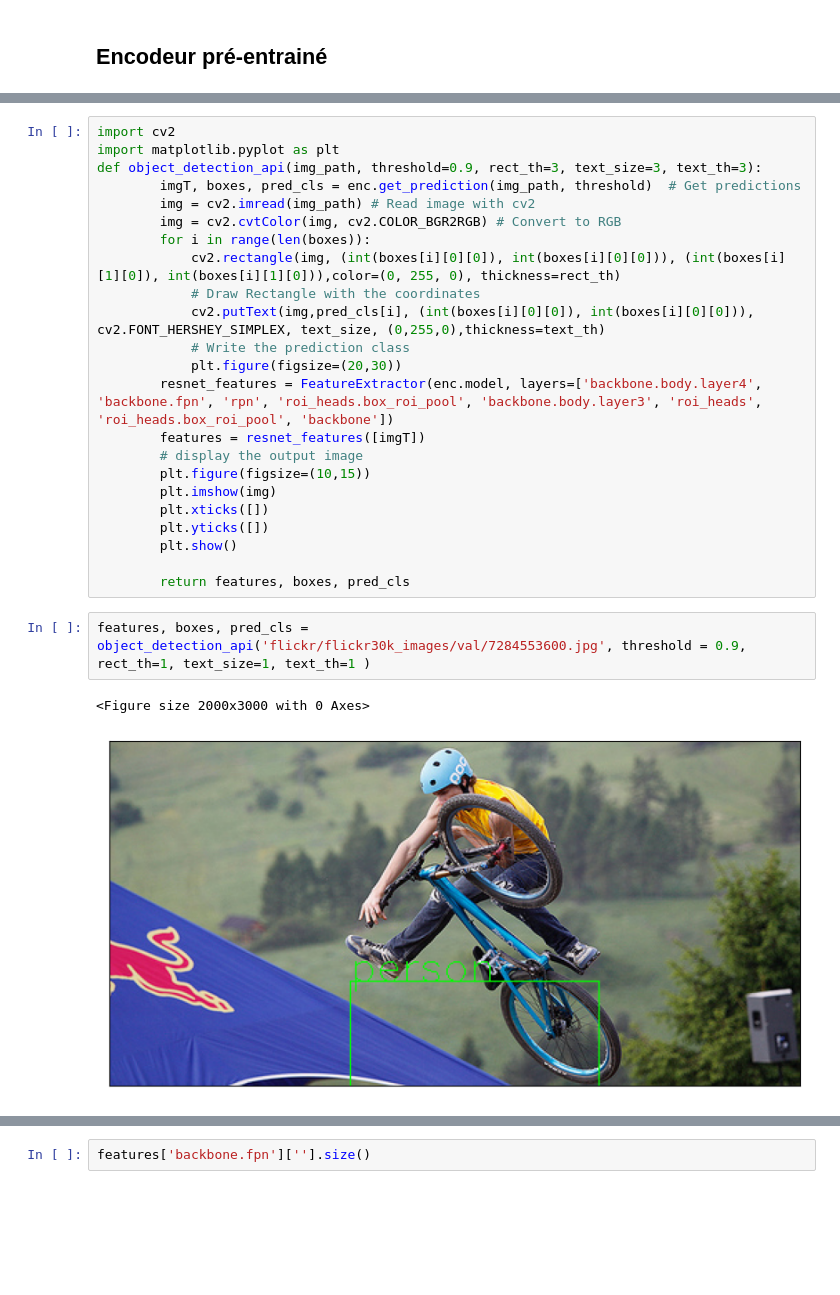
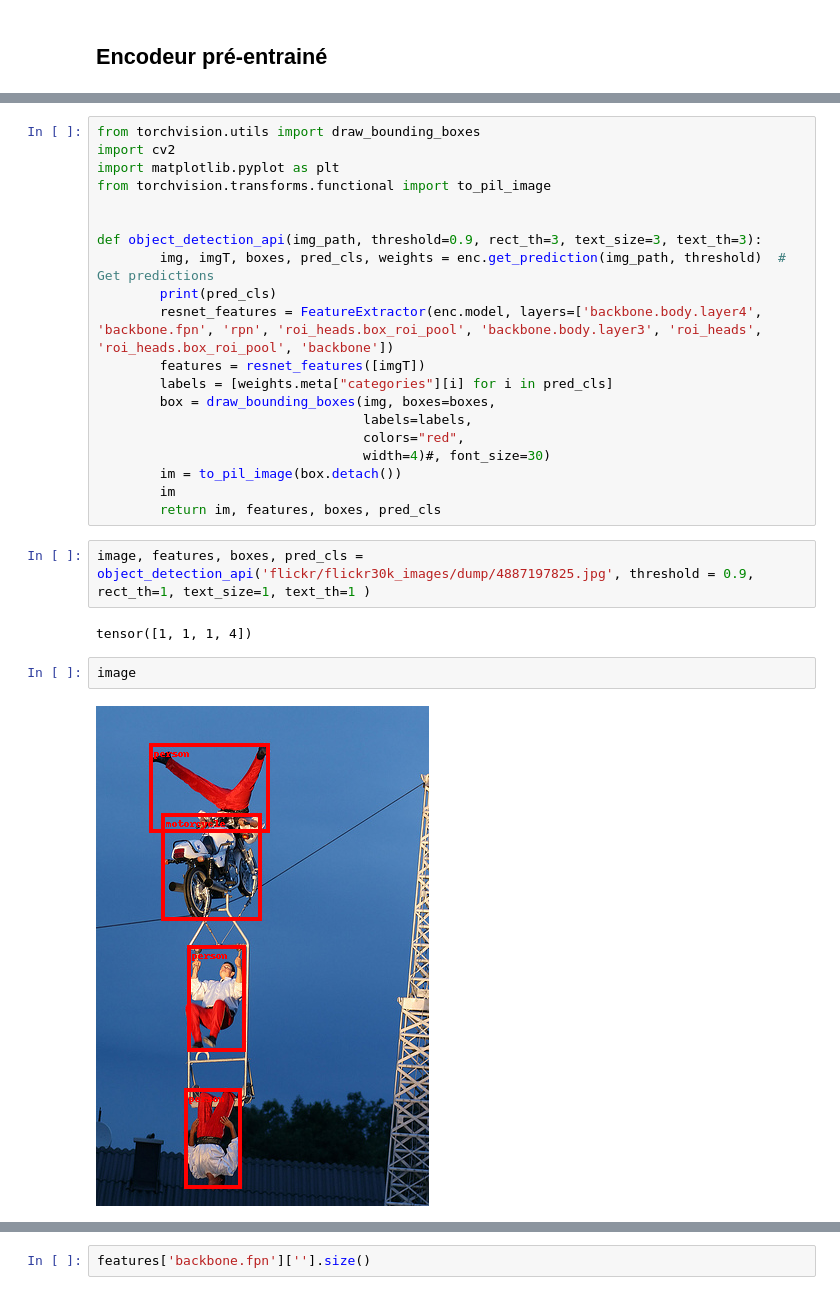
Before and after one commit to DARWICHAli/modele, a Jupyter notebook: data/dataset_creator.ipynb, the cells around one changed output, grey strips where cells are left out. Drawn from its saved outputs; the diff is of its cells as text; blank space fills up the shorter version.

Commit message:
object detection version 2 (ali)

```diff
--- a/data/dataset_creator.ipynb
+++ b/data/dataset_creator.ipynb
@@ -391,30 +302,30 @@ fc
-# %%
-import cv2
-import matplotlib.pyplot as plt
-def object_detection_api(img_path, threshold=0.9, rect_th=3, text_size=3, text_th=3):
-        imgT, boxes, pred_cls = enc.get_prediction(img_path, threshold)  # Get predictions
-        img = cv2.imread(img_path) # Read image with cv2
-        img = cv2.cvtColor(img, cv2.COLOR_BGR2RGB) # Convert to RGB
-        for i in range(len(boxes)):
-            cv2.rectangle(img, (int(boxes[i][0][0]), int(boxes[i][0][0])), (int(boxes[i][1][0]), int(boxes[i][1][0])),color=(0, 255, 0), thickness=rect_th)
-            # Draw Rectangle with the coordinates
-            cv2.putText(img,pred_cls[i], (int(boxes[i][0][0]), int(boxes[i][0][0])), cv2.FONT_HERSHEY_SIMPLEX, text_size, (0,255,0),thickness=text_th)
-            # Write the prediction class
-            plt.figure(figsize=(20,30))
-        resnet_features = FeatureExtractor(enc.model, layers=['backbone.body.layer4', 'backbone.fpn', 'rpn', 'roi_heads.box_roi_pool', 'backbone.body.layer3', 'roi_heads', 'roi_heads.box_roi_pool', 'backbone'])
-        features = resnet_features([imgT])
-        # display the output image
-        plt.figure(figsize=(10,15))
-        plt.imshow(img)
-        plt.xticks([])
-        plt.yticks([])
-        plt.show()
-
-        return features, boxes, pred_cls
+# %%
+from torchvision.utils import draw_bounding_boxes
+import cv2
+import matplotlib.pyplot as plt
+from torchvision.transforms.functional import to_pil_image
+
+
+def object_detection_api(img_path, threshold=0.9, rect_th=3, text_size=3, text_th=3):
+        img, imgT, boxes, pred_cls, weights = enc.get_prediction(img_path, threshold)  # Get predictions
+        print(pred_cls)
+        resnet_features = FeatureExtractor(enc.model, layers=['backbone.body.layer4', 'backbone.fpn', 'rpn', 'roi_heads.box_roi_pool', 'backbone.body.layer3', 'roi_heads', 'roi_heads.box_roi_pool', 'backbone'])
+        features = resnet_features([imgT])
+        labels = [weights.meta["categories"][i] for i in pred_cls]
+        box = draw_bounding_boxes(img, boxes=boxes,
+                                  labels=labels,
+                                  colors="red",
+                                  width=4)#, font_size=30)
+        im = to_pil_image(box.detach())
+        im
+        return im, features, boxes, pred_cls
 # %%
-features, boxes, pred_cls = object_detection_api('flickr/flickr30k_images/val/7284553600.jpg', threshold = 0.9, rect_th=1, text_size=1, text_th=1 )
+image, features, boxes, pred_cls = object_detection_api('flickr/flickr30k_images/dump/4887197825.jpg', threshold = 0.9, rect_th=1, text_size=1, text_th=1 )
 # %% [output]
-<Figure size 2000x3000 with 0 Axes>
+tensor([1, 1, 1, 4])
-[figure, removed]
+# %%
+image
+# %% [output]
+[figure, added]
 # %%
 from torchvision import models
```
Also changed, not shown: parts of 19 cells of this notebook, 9 other files.
